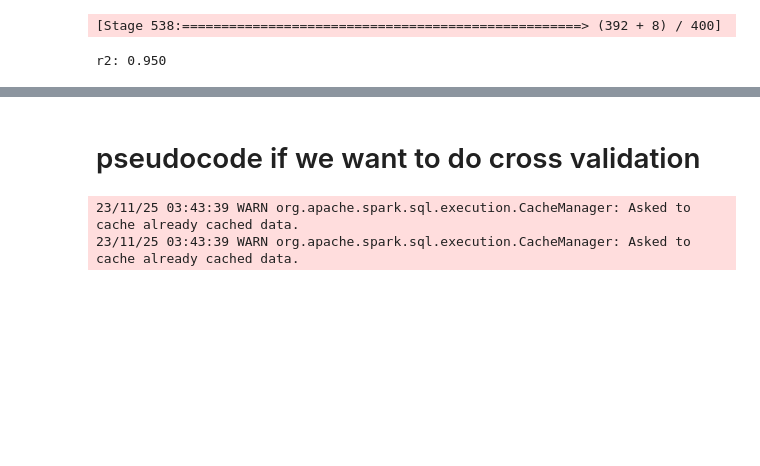
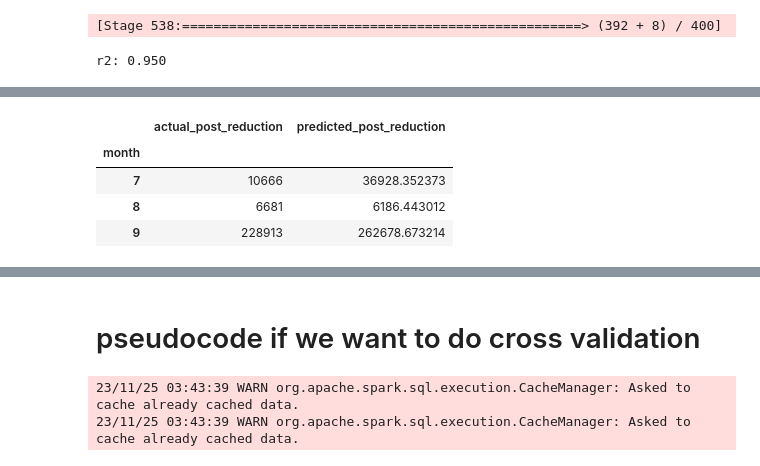
Before and after one commit to hvpachisia/uchicago-lyft-rideshare, a Jupyter notebook: supervised_ml.ipynb, the cells around one changed output, grey strips where cells are left out. Cells and saved outputs as stored; diff of their text form; code cells hidden in the pictures; blank space fills up the shorter version.

```diff
--- a/supervised_ml.ipynb
+++ b/supervised_ml.ipynb
@@ -498,0 +500,11 @@ monthly_first_preds_pd = monthly_first_preds.toPandas()
+# %%
+# adding the handleInvalid = 'skip' allows this to run- double check what it is doing
+vectorAssembler = VectorAssembler(inputCols=input_features,
+                                  outputCol="features", handleInvalid='skip')
+
+# splitting first and then doing vector assembly to avoid errors
+train_df, test_df = df_2.randomSplit([.7,.3],seed=1234)
+
+# originally harsh had the vector assembler transforming merged_df which I think was a mistake
+train_df = vectorAssembler.transform(train_df)
+test_df = vectorAssembler.transform(test_df)
@@ -498,0 +613,8 @@ monthly_first_preds_pd = monthly_first_preds.toPandas()
+# %%
+combined_df
+# %% [output]
+|  | actual_post_reduction | predicted_post_reduction |
+| month |  |  |
+| 7 | 10666 | 36928.352373 |
+| 8 | 6681 | 6186.443012 |
+| 9 | 228913 | 262678.673214 |
```
Also changed, not shown: parts of 9 cells of this notebook.
